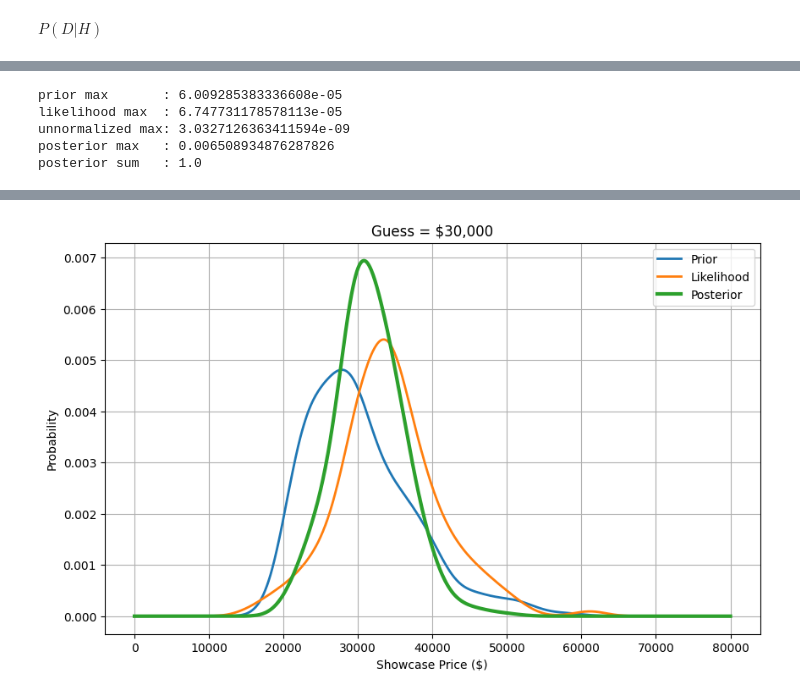
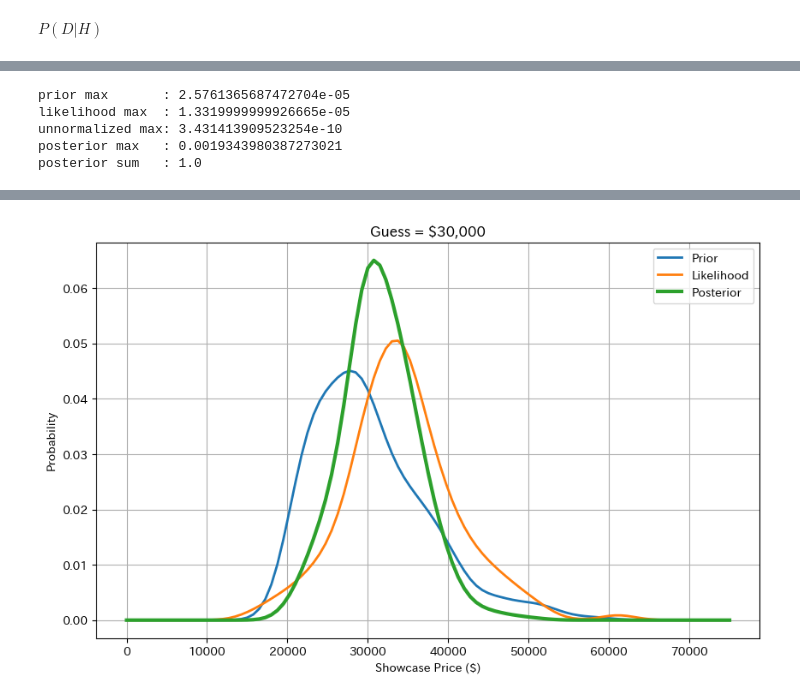
Before and after one commit to HiroshiATakano/ThinkBayes, a Jupyter notebook: 6. 決定分析.ipynb, the cells around one changed output, grey strips where cells are left out. Cells and saved outputs as stored; diff of their text form; code cells hidden in the pictures.

```diff
--- a/6. 決定分析.ipynb
+++ b/6. 決定分析.ipynb
@@ -347,4 +990,14 @@ print(posterior.max())
 # %%
+
+
+# -----------------------------------
+# 2. KDE
+# -----------------------------------
+
+kde_price = gaussian_kde(prices)
+kde_error = gaussian_kde(error)
+
+
 prior = kde_price(xs)
 
 likelihood = kde_error(guess - xs)
@@ -359,15 +1012,15 @@ print("unnormalized max:", unnormalized.max())
 print("posterior max   :", posterior.max())
 print("posterior sum   :", posterior.sum())
 # %% [output]
-prior max       : 6.009285383336608e-05
-likelihood max  : 6.747731178578113e-05
-unnormalized max: 3.0327126363411594e-09
-posterior max   : 0.006508934876287826
+prior max       : 2.5761365687472704e-05
+likelihood max  : 1.3319999999926665e-05
+unnormalized max: 3.431413909523254e-10
+posterior max   : 0.0019343980387273021
 posterior sum   : 1.0
 # %%
 import numpy as np
 import matplotlib.pyplot as plt
-from scipy.stats import gaussian_kde
+
 
 # -----------------------------------
 # 1. データ
@@ -392,7 +1045,7 @@ kde_error = gaussian_kde(error)
 guess = 30000
 
 # 仮説空間
-xs = np.linspace(0, 80000, 1000)
+xs = np.linspace(0, 75000, 101)
 
 # -----------------------------------
 # 4. Prior
@@ -464 +1117 @@ posterior sum  = 1.0000000000000002
-[figure, old version]
+[figure, new version]
```
Also changed, not shown: parts of 82 cells of this notebook, 3 other files.
